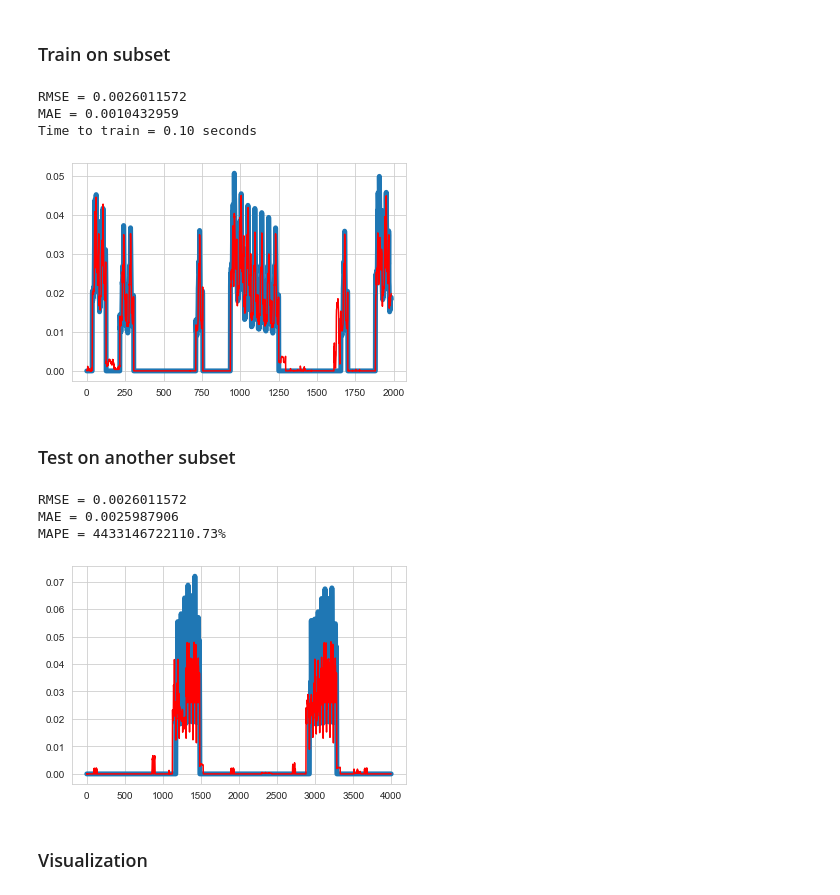
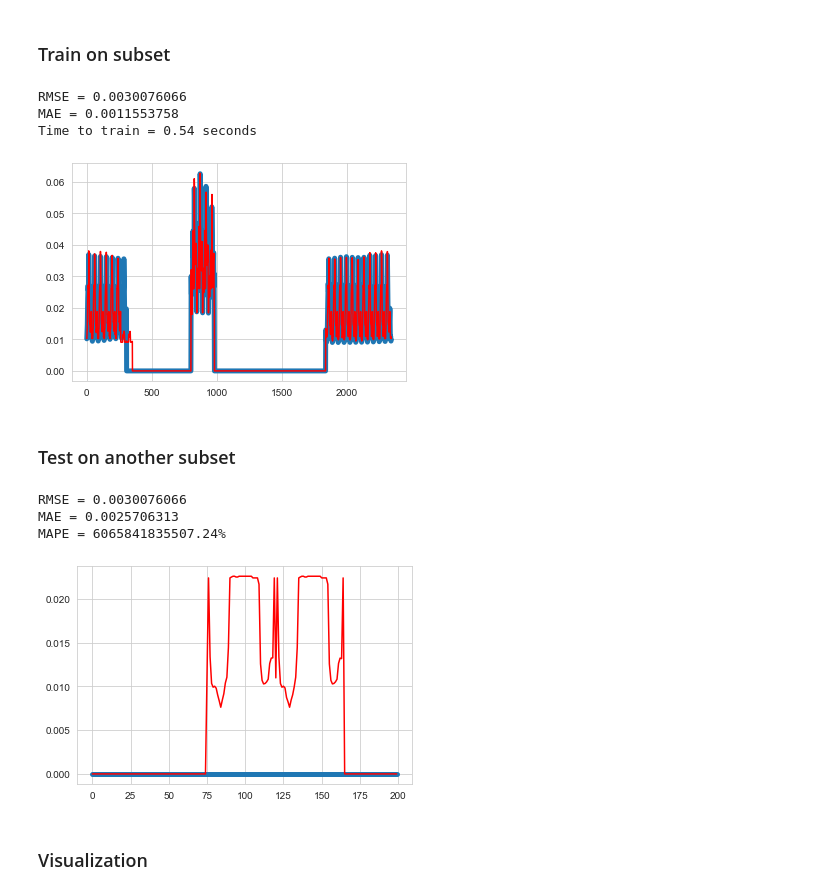
Before and after one commit to zlukich/no_palm, a Jupyter notebook: time_series_predicting_tutorial.ipynb, the cells around one changed output. Drawn from its saved outputs; the diff is of its cells as text; code cells hidden in the pictures.

```diff
--- a/time_series_predicting_tutorial.ipynb
+++ b/time_series_predicting_tutorial.ipynb
@@ -250,5 +324,5 @@ spec1_trainset
 # %%
-test2525 = spec1_trainset.loc[(( spec1_trainset["x"] <= 152) & (spec1_trainset["y"] <= 200))]
+test2525 = spec1_trainset.loc[(( spec1_trainset["x"] <= 150) & (spec1_trainset["y"] <= 250))]
 test2525
 # %% [output]
 |  | x | y | hour | emission_value | nbr | nbl | nbu | nbd | building_height | ... |
@@ -508,17 +566,17 @@ print('RMSE = %.10f' % lr_rmse)
 print('MAE = %.10f' % mean_absolute_error(lr_y,lr_y_pred))
 print('Time to train = %.2f seconds' % (tF - t0))
 # %% [output]
-RMSE = 0.0026011572
-MAE = 0.0010432959
-Time to train = 0.10 seconds
+RMSE = 0.0030076066
+MAE = 0.0011553758
+Time to train = 0.54 seconds
 # %%
 from matplotlib import pyplot as plt
-(ystart,yend)  = (int(len(lr_y)*0.2),int(len(lr_y)*0.3))
+(ystart,yend)  = (int(len(lr_y)*0.2),int(len(lr_y)*0.22))
 plt.plot([i for i in range(len(lr_y[ystart:yend]))],lr_y[ystart:yend],label = "Actual y",linewidth = 5)
 plt.plot([i for i in range(len(lr_y[ystart:yend]))],lr_y_pred[ystart:yend],label = "Predicted y",alpha =1,color = "red")
 plt.show()
 # %% [output]
-[figure, old version]
+[figure, new version]
 # %% [markdown]
 ### Test on another subset
 # %%
@@ -532,15 +590,15 @@ print('RMSE = %.10f' % lr_rmse)
 print('MAE = %.10f' % mean_absolute_error(test_lr_y,test_lr_y_pred))
 print('MAPE = %.2f' % mean_absolute_percentage_error(test_lr_y,test_lr_y_pred) +"%")
 
-(ystart,yend)  = (0,4000)
+(ystart,yend)  = (1500,1700)
 plt.plot([i for i in range(len(test_lr_y[ystart:yend]))],test_lr_y[ystart:yend],label = "Actual y",linewidth = 5)
 plt.plot([i for i in range(len(test_lr_y_pred[ystart:yend]))],test_lr_y_pred[ystart:yend],label = "Predicted y",alpha =1,color = "red")
 plt.show()
 # %% [output]
-RMSE = 0.0026011572
-MAE = 0.0025987906
-MAPE = 4433146722110.73%
+RMSE = 0.0030076066
+MAE = 0.0025706313
+MAPE = 6065841835507.24%
-[figure, old version]
+[figure, new version]
 # %% [markdown]
 ### Visualization
 # %%
```
Also changed, not shown: parts of 40 cells of this notebook, 1 other file.
